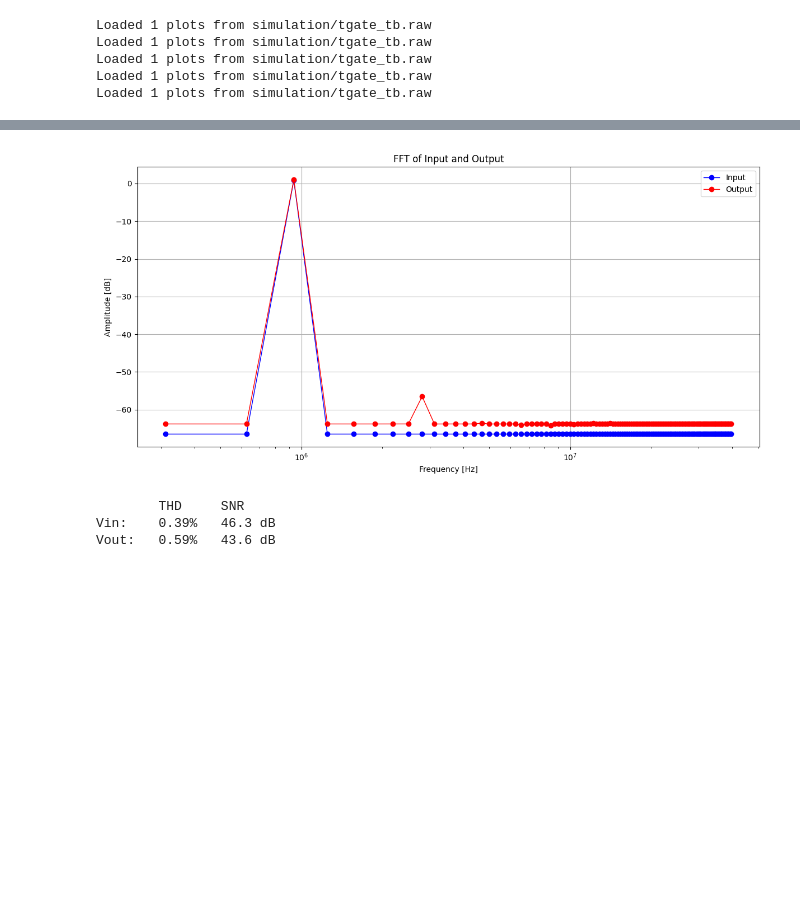
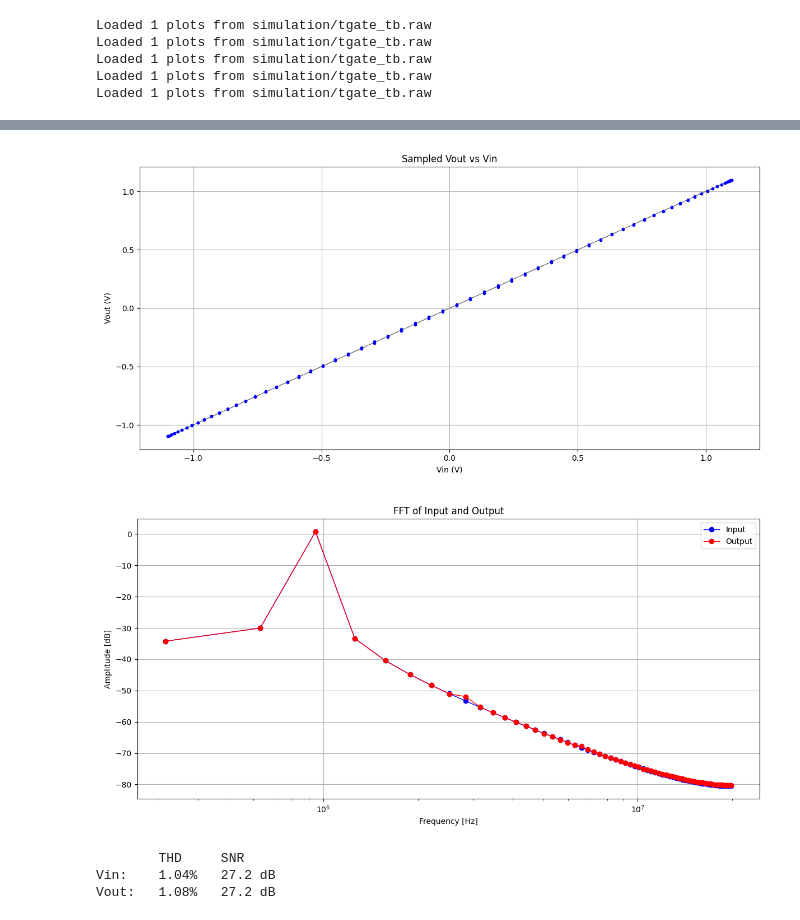
Before and after one commit to CedricHirschi/ngspice_cosim_inv, a Jupyter notebook: designs/tgate/dft.ipynb, the cells around one changed output, grey strips where cells are left out. Cells and saved outputs as stored; diff of their text form; code cells hidden in the pictures; blank space fills up the shorter version.

```diff
--- a/designs/tgate/dft.ipynb
+++ b/designs/tgate/dft.ipynb
@@ -82,10 +91,22 @@ Frequency bin size: 312500.0
+# %%
+plt.figure(figsize=(12, 6))
+plt.plot(sampling_vin[:-1], sampling_vin[:-1], color='gray', linewidth=0.5)
+plt.plot(sampling_vin[:-1], sampling_vout[:-1], marker='o', markersize=3, linestyle='None', color='blue')
+plt.title('Sampled Vout vs Vin')
+plt.xlabel('Vin (V)')
+plt.ylabel('Vout (V)')
+plt.grid()
+plt.tight_layout()
+plt.show()
+# %% [output]
+[figure, added]
 # %%
 # FFT of input and output signals
-N = len(sampling_vin)
+N = len(sampling_vin[:-1])
 T = 1 / F_SAMPLING
 
-yf_vin = np.fft.fft(sampling_vin)
-yf_vout = np.fft.fft(sampling_vout)
+yf_vin = np.fft.fft(sampling_vin[:-1])
+yf_vout = np.fft.fft(sampling_vout[:-1])
 xf = np.fft.fftfreq(N, T)
 
 yf_vin = 2.0 / N * np.abs(yf_vin[xf > 0])
@@ -95,6 +116,7 @@ xf = xf[xf > 0]
 plt.figure(figsize=(12, 6))
 plt.plot(xf, 20 * np.log10(yf_vin), 'o-', label='Input', color='blue', linewidth=1)
 plt.plot(xf, 20 * np.log10(yf_vout), 'o-', label='Output', color='red', linewidth=1)
+# plt.plot(xf, 20 * np.log10(yf_vout) - 20 * np.log10(yf_vin), 'o-', label='Error', color='green', linewidth=1)
 plt.title('FFT of Input and Output')
 plt.xlabel('Frequency [Hz]')
 plt.ylabel('Amplitude [dB]')
@@ -105,14 +127,14 @@ plt.legend()
 plt.tight_layout()
 plt.show()
 # %% [output]
-[figure, old version]
+[figure, new version]
 # %%
 def compute_thd(signal, fundamental_index, max_harmonics=10):
     """
     Compute THD considering only actual harmonics (2f, 3f, 4f, etc.)
     """
-    N = len(signal)
-    yf = np.fft.fft(signal)
+    N = len(signal[:-1])
+    yf = np.fft.fft(signal[:-1])
 
     # Fundamental amplitude
     fundamental_amplitude = np.abs(yf[fundamental_index])
@@ -131,8 +153,8 @@ def compute_snr(signal, fundamental_index, max_harmonics=10):
     """
     Compute SNR where noise excludes fundamental (and harmonics)
     """
-    N = len(signal)
-    yf = np.fft.fft(signal)
+    N = len(signal[:-1])
+    yf = np.fft.fft(signal[:-1])
 
     # Signal power (fundamental only)
     signal_power = np.abs(yf[fundamental_index]) ** 2
@@ -166,5 +188,5 @@ print(f"Vin:\t{thd_vin:.2%}\t{snr_vin:.1f} dB")
 print(f"Vout:\t{thd_vout:.2%}\t{snr_vout:.1f} dB")
 # %% [output]
         THD     SNR
-Vin:    0.39%   46.3 dB
-Vout:   0.59%   43.6 dB
+Vin:    1.04%   27.2 dB
+Vout:   1.08%   27.2 dB
```
Also changed, not shown: parts of 4 cells of this notebook, 5 other files.
